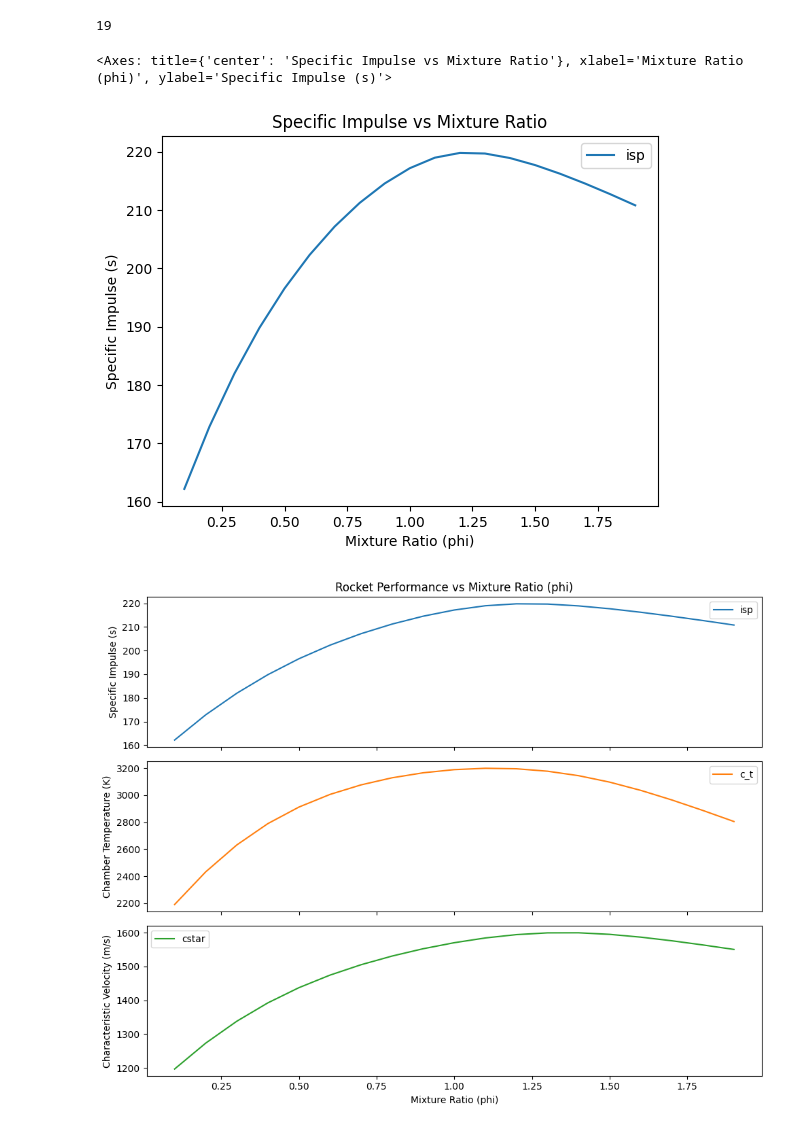
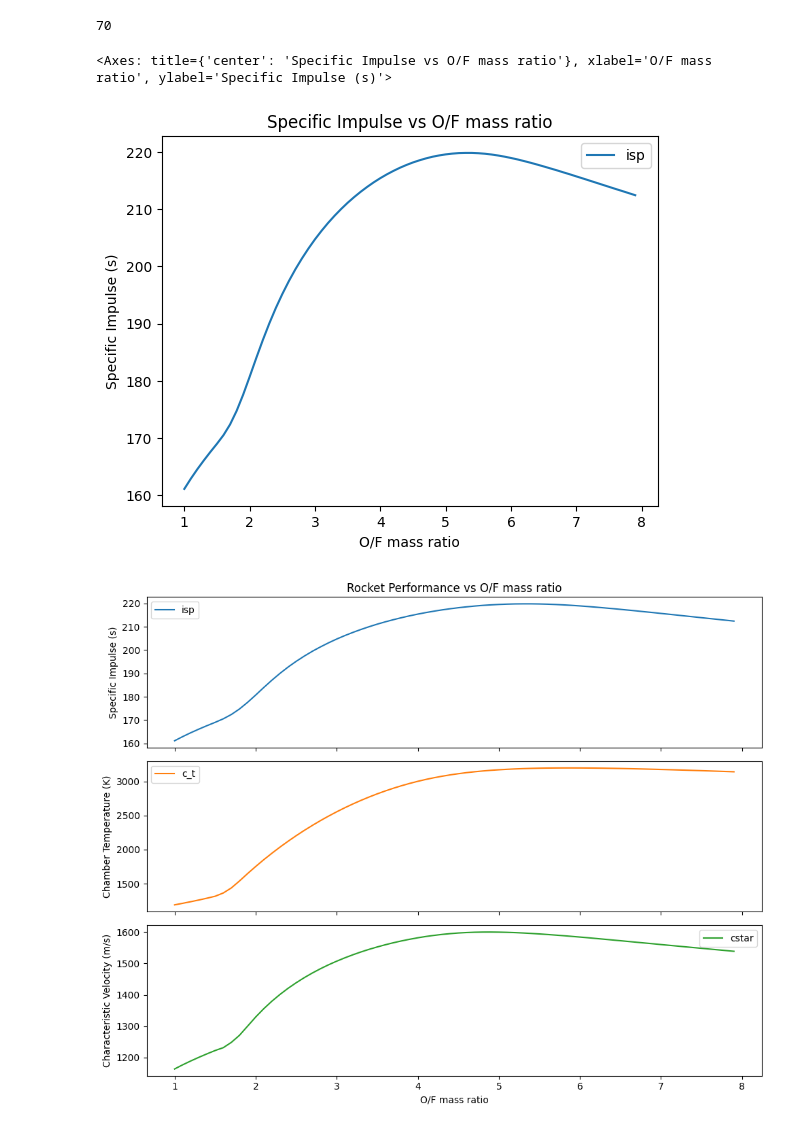
Before and after one commit to ULAS-HiPR/luin_of_celtchar, a Jupyter notebook: 02_phi.ipynb, the cells around one changed output. Saved outputs shown, nothing was run; the diff lists cells and outputs as text; code cells hidden in the pictures.

```diff
--- a/02_phi.ipynb
+++ b/02_phi.ipynb
@@ -17,36 +17,36 @@ EXIT_PRESSURE_BAR = 1.4
 pressure_ratio = CHAMBER_PRESSURE_BAR / EXIT_PRESSURE_BAR
 # %%
 results = []
-for _phi in np.arange(0.1, 2, 0.1):
+for _of in np.arange(1, 8, 0.1):
     problem = RocketProblem(
         pressure=bar_to_psi(CHAMBER_PRESSURE_BAR),
         materials=[ipa, n2o],
-        phi=_phi,
+        o_f=_of,
         pip=pressure_ratio,
     )
     results.append(problem.run())
 # %%
 len(results)
 # %% [output]
-19
+70
 # %%
 df = pd.DataFrame([vars(r) for r in results])
 # %%
-df.plot(x='phi', y='isp', title='Specific Impulse vs Mixture Ratio', xlabel='Mixture Ratio (phi)', ylabel='Specific Impulse (s)')
+df.plot(x='o_f', y='isp', title='Specific Impulse vs O/F mass ratio', xlabel='O/F mass ratio', ylabel='Specific Impulse (s)')
 # %% [output]
-<Axes: title={'center': 'Specific Impulse vs Mixture Ratio'}, xlabel='Mixture Ratio (phi)', ylabel='Specific Impulse (s)'>
+<Axes: title={'center': 'Specific Impulse vs O/F mass ratio'}, xlabel='O/F mass ratio', ylabel='Specific Impulse (s)'>
-[figure, old version]
+[figure, new version]
 # %%
-axes = df[["phi", "isp", "c_t", "cstar"]].plot(subplots=True, figsize=(10, 8), sharex=True, x="phi")
+axes = df[["o_f", "isp", "c_t", "cstar"]].plot(subplots=True, figsize=(10, 8), sharex=True, x="o_f")
 
 axes[0].set_ylabel("Specific Impulse (s)")
 axes[1].set_ylabel("Chamber Temperature (K)")
 axes[2].set_ylabel("Characteristic Velocity (m/s)")
 
-axes[-1].set_xlabel("Mixture Ratio (phi)")
+axes[-1].set_xlabel("O/F mass ratio")
 
-axes[0].set_title("Rocket Performance vs Mixture Ratio (phi)")
+axes[0].set_title("Rocket Performance vs O/F mass ratio")
 plt.tight_layout()
 plt.show()
 # %% [output]
-[figure, old version]
+[figure, new version]
```
Also changed, not shown: parts of 1 cell of this notebook, 5 other files.
